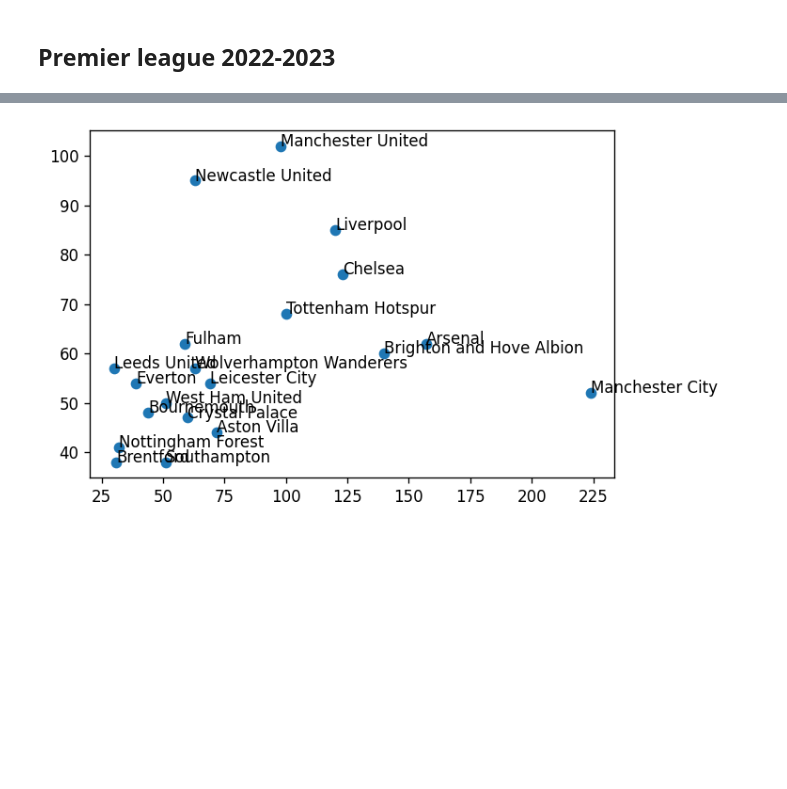
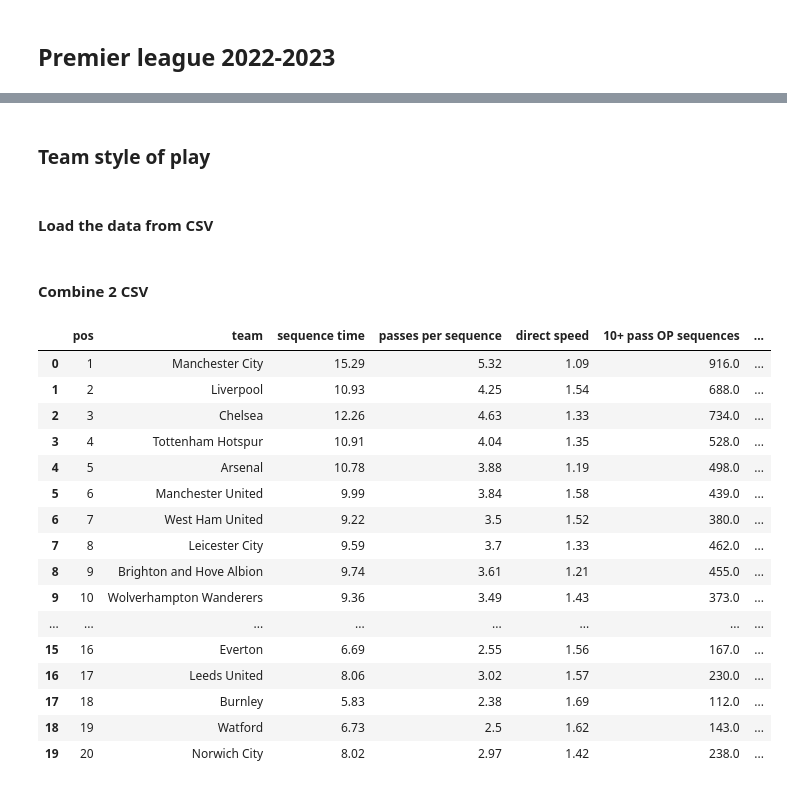
Before and after one commit to jerensl/football-analytics, a Jupyter notebook: analysis/epl-22-23.ipynb, the cells around one changed output, grey strips where cells are left out. Drawn from its saved outputs; the diff is of its cells as text; code cells hidden in the pictures; blank space fills up the shorter version.

```diff
--- a/analysis/epl-22-23.ipynb
+++ b/analysis/epl-22-23.ipynb
@@ -76,8 +107,0 @@ data_epl
-# %%
-fig, ax = plt.subplots(figsize=(6, 4), dpi=120)
-ax.scatter(data_epl["build up attacks"], data_epl["direct attacks"])
-
-for i, txt in enumerate(data_epl["team"]):
-    ax.annotate(txt, (data_epl["build up attacks"][i], data_epl["direct attacks"][i]))
-# %% [output]
-[figure, removed]
@@ -83,0 +110,22 @@ for i, txt in enumerate(data_epl["team"]):
+# %% [markdown]
+### Team style of play
+# %% [markdown]
+#### Load the data from CSV
+# %%
+epl_20_21 = pd.read_csv("../data/epl-20-21-team-style.csv")
+epl_21_22 = pd.read_csv("../data/epl-21-22-team-style.csv")
+epl_22_23 = pd.read_csv("../data/epl-22-23-team-style.csv")
+
+def promote_df_headers(df):
+    new_header = df.iloc[0]
+    df = df[1:]
+    df.columns = new_header
+    df = df.reset_index(drop=True)
+
+    return df
+
+epl_20_21 = promote_df_headers(epl_20_21)
+epl_21_22 = promote_df_headers(epl_21_22)
+epl_22_23 = promote_df_headers(epl_22_23)
+# %% [markdown]
+#### Combine 2 CSV
@@ -83,0 +140,20 @@ for i, txt in enumerate(data_epl["team"]):
+# %%
+epl_21_22
+# %% [output]
+|  | pos | team | sequence time | passes per sequence | direct speed | 10+ pass OP sequences | ... |
+| 0 | 1 | Manchester City | 15.29 | 5.32 | 1.09 | 916.0 | ... |
+| 1 | 2 | Liverpool | 10.93 | 4.25 | 1.54 | 688.0 | ... |
+| 2 | 3 | Chelsea | 12.26 | 4.63 | 1.33 | 734.0 | ... |
+| 3 | 4 | Tottenham Hotspur | 10.91 | 4.04 | 1.35 | 528.0 | ... |
+| 4 | 5 | Arsenal | 10.78 | 3.88 | 1.19 | 498.0 | ... |
+| 5 | 6 | Manchester United | 9.99 | 3.84 | 1.58 | 439.0 | ... |
+| 6 | 7 | West Ham United | 9.22 | 3.5 | 1.52 | 380.0 | ... |
+| 7 | 8 | Leicester City | 9.59 | 3.7 | 1.33 | 462.0 | ... |
+| 8 | 9 | Brighton and Hove Albion | 9.74 | 3.61 | 1.21 | 455.0 | ... |
+| 9 | 10 | Wolverhampton Wanderers | 9.36 | 3.49 | 1.43 | 373.0 | ... |
+| ... | ... | ... | ... | ... | ... | ... | ... |
+| 15 | 16 | Everton | 6.69 | 2.55 | 1.56 | 167.0 | ... |
+| 16 | 17 | Leeds United | 8.06 | 3.02 | 1.57 | 230.0 | ... |
+| 17 | 18 | Burnley | 5.83 | 2.38 | 1.69 | 112.0 | ... |
+| 18 | 19 | Watford | 6.73 | 2.5 | 1.62 | 143.0 | ... |
+| 19 | 20 | Norwich City | 8.02 | 2.97 | 1.42 | 238.0 | ... |
```
Also changed, not shown: parts of 19 cells of this notebook, 8 other files.
